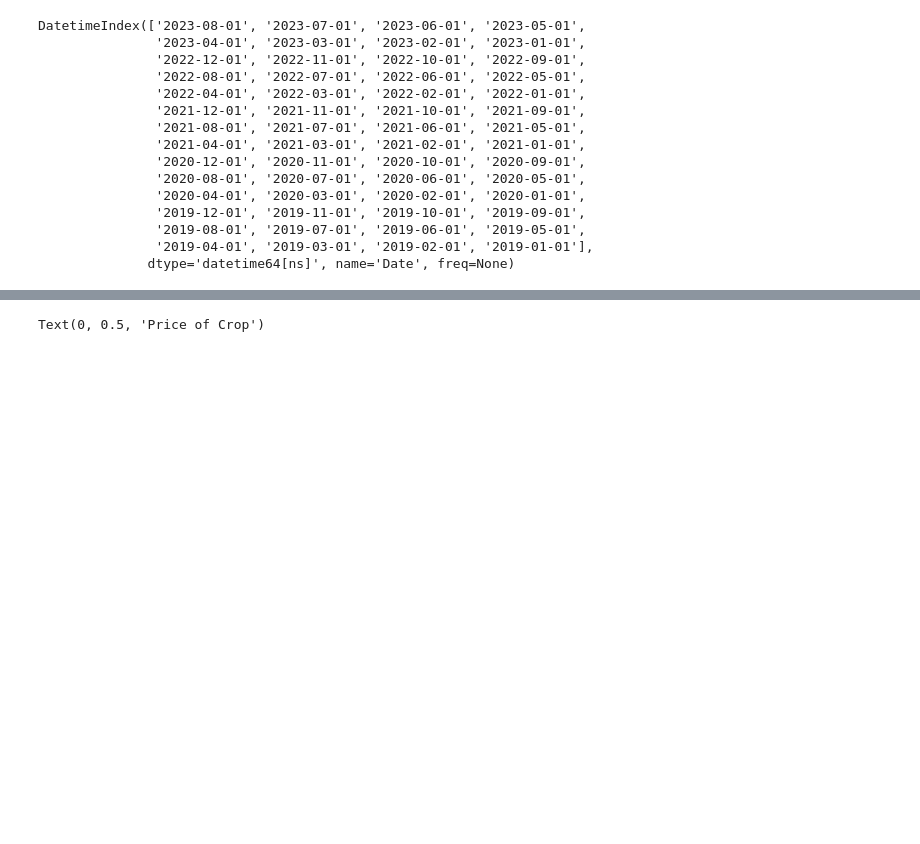
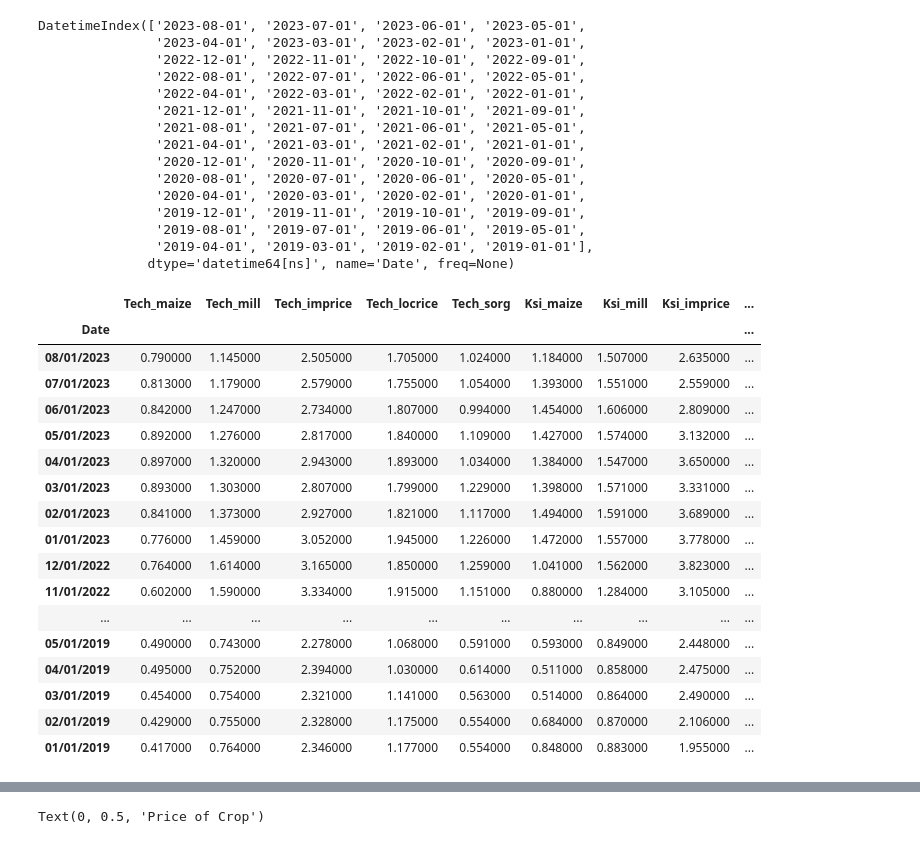
Before and after one commit to duutabib/crispyMissing_data, a Jupyter notebook: drNanaAmma0.ipynb, the cells around one changed output, grey strips where cells are left out. Saved outputs shown, nothing was run; the diff lists cells and outputs as text; code cells hidden in the pictures; blank space fills up the shorter version.

```diff
--- a/drNanaAmma0.ipynb
+++ b/drNanaAmma0.ipynb
@@ -144,0 +101,21 @@ def average_interpolate(x):
+# %%
+d01
+# %% [output]
+|  | Tech_maize | Tech_mill | Tech_imprice | Tech_locrice | Tech_sorg | Ksi_maize | Ksi_mill | Ksi_imprice | ... |
+| Date |  |  |  |  |  |  |  |  | ... |
+| 08/01/2023 | 0.790000 | 1.145000 | 2.505000 | 1.705000 | 1.024000 | 1.184000 | 1.507000 | 2.635000 | ... |
+| 07/01/2023 | 0.813000 | 1.179000 | 2.579000 | 1.755000 | 1.054000 | 1.393000 | 1.551000 | 2.559000 | ... |
+| 06/01/2023 | 0.842000 | 1.247000 | 2.734000 | 1.807000 | 0.994000 | 1.454000 | 1.606000 | 2.809000 | ... |
+| 05/01/2023 | 0.892000 | 1.276000 | 2.817000 | 1.840000 | 1.109000 | 1.427000 | 1.574000 | 3.132000 | ... |
+| 04/01/2023 | 0.897000 | 1.320000 | 2.943000 | 1.893000 | 1.034000 | 1.384000 | 1.547000 | 3.650000 | ... |
+| 03/01/2023 | 0.893000 | 1.303000 | 2.807000 | 1.799000 | 1.229000 | 1.398000 | 1.571000 | 3.331000 | ... |
+| 02/01/2023 | 0.841000 | 1.373000 | 2.927000 | 1.821000 | 1.117000 | 1.494000 | 1.591000 | 3.689000 | ... |
+| 01/01/2023 | 0.776000 | 1.459000 | 3.052000 | 1.945000 | 1.226000 | 1.472000 | 1.557000 | 3.778000 | ... |
+| 12/01/2022 | 0.764000 | 1.614000 | 3.165000 | 1.850000 | 1.259000 | 1.041000 | 1.562000 | 3.823000 | ... |
+| 11/01/2022 | 0.602000 | 1.590000 | 3.334000 | 1.915000 | 1.151000 | 0.880000 | 1.284000 | 3.105000 | ... |
+| ... | ... | ... | ... | ... | ... | ... | ... | ... | ... |
+| 05/01/2019 | 0.490000 | 0.743000 | 2.278000 | 1.068000 | 0.591000 | 0.593000 | 0.849000 | 2.448000 | ... |
+| 04/01/2019 | 0.495000 | 0.752000 | 2.394000 | 1.030000 | 0.614000 | 0.511000 | 0.858000 | 2.475000 | ... |
+| 03/01/2019 | 0.454000 | 0.754000 | 2.321000 | 1.141000 | 0.563000 | 0.514000 | 0.864000 | 2.490000 | ... |
+| 02/01/2019 | 0.429000 | 0.755000 | 2.328000 | 1.175000 | 0.554000 | 0.684000 | 0.870000 | 2.106000 | ... |
+| 01/01/2019 | 0.417000 | 0.764000 | 2.346000 | 1.177000 | 0.554000 | 0.848000 | 0.883000 | 1.955000 | ... |
```
Also changed, not shown: parts of 24 cells of this notebook.
